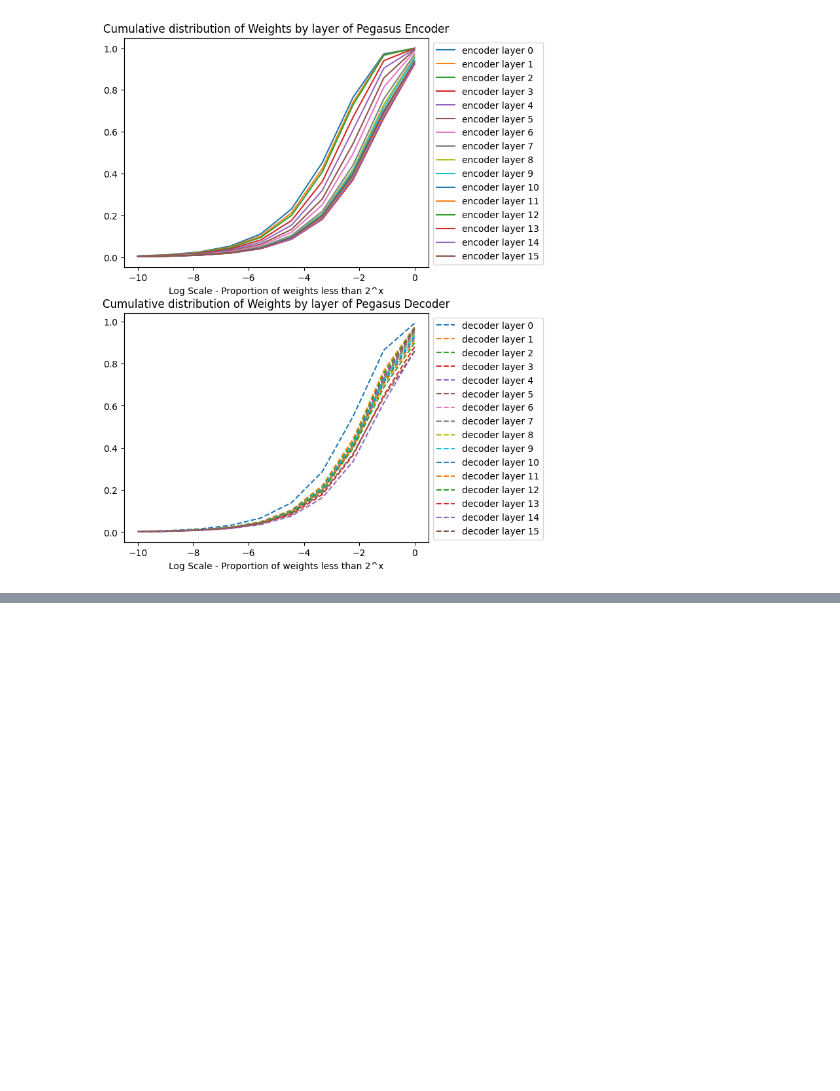
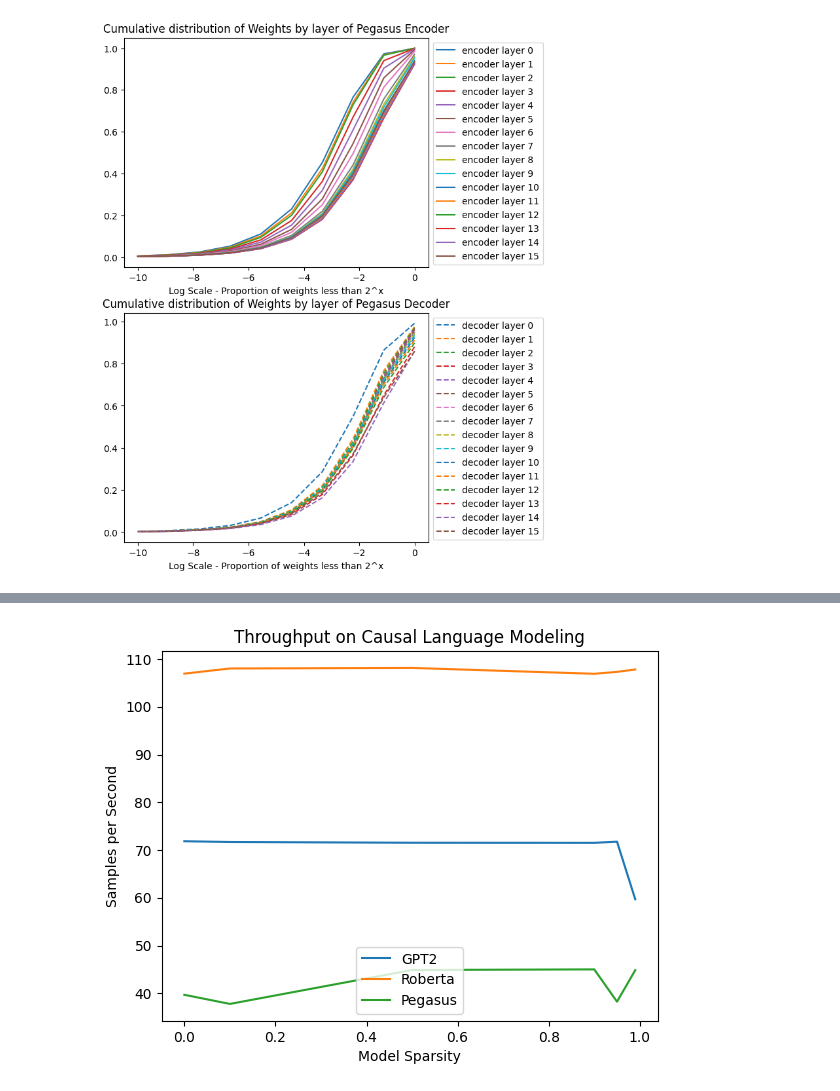
Before and after one commit to AK2000/llm-sparsification-alokvk2, a Jupyter notebook: src/Model Visualization.ipynb, the cells around one changed output, grey strips where cells are left out. Cells and saved outputs as stored; diff of their text form; code cells hidden in the pictures; blank space fills up the shorter version.

Commit message:
Added results on throughput

```diff
--- a/src/Model Visualization.ipynb
+++ b/src/Model Visualization.ipynb
@@ -248,0 +249,12 @@ plt.show()
+# %%
+for model in finetuned_lm["model"].unique():
+    data = finetuned_lm[finetuned_lm["model"] == model]
+    plt.plot(data["sparsity"], data["samples_per_second"], label=model)
+plt.legend()
+plt.title("Throughput on Causal Language Modeling")
+plt.xlabel("Model Sparsity")
+plt.ylabel("Samples per Second")
+plt.savefig("../results/figs/throughput-results.png")
+plt.show()
+# %% [output]
+[figure, added]
```
Also changed, not shown: parts of 8 cells of this notebook, 1 other file.
